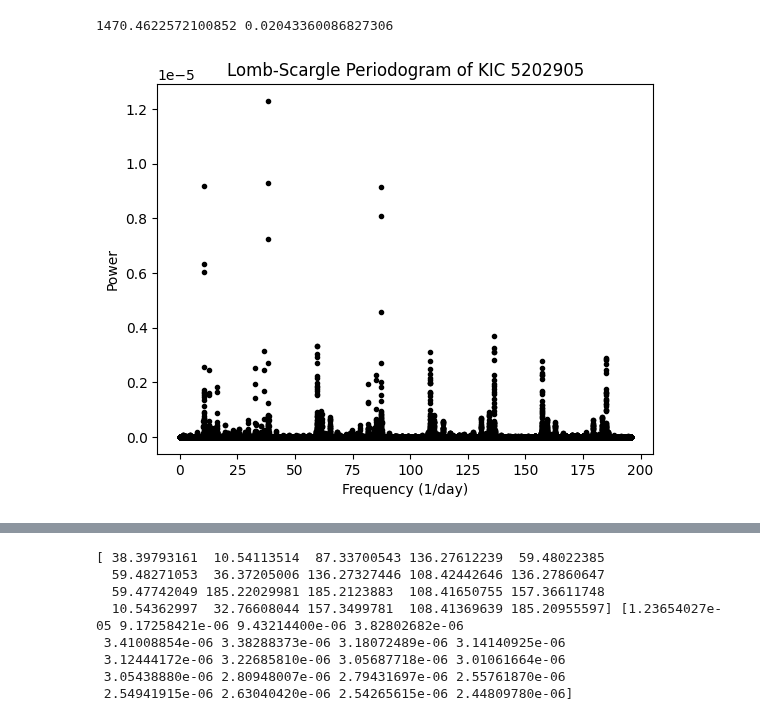
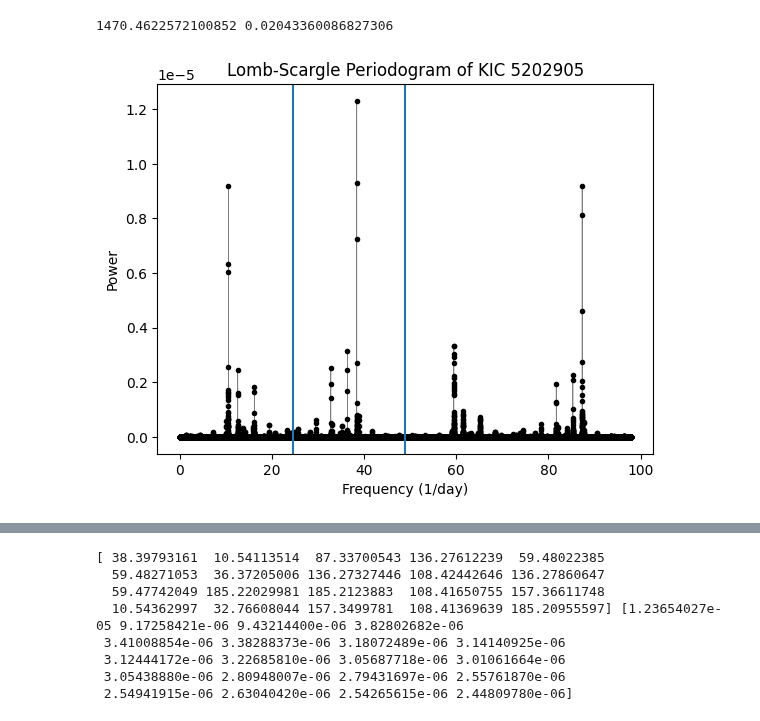
Before and after one commit to Hoggnation/cataloging_coherent_oscillators, a Jupyter notebook: Chi-Squared_and_Minimum_Finding_on_KIC-5202905.ipynb.ipynb, the cells around one changed output, grey strips where cells are left out. Saved outputs shown, nothing was run; the diff lists cells and outputs as text; code cells hidden in the pictures.

```diff
--- a/Chi-Squared_and_Minimum_Finding_on_KIC-5202905.ipynb.ipynb
+++ b/Chi-Squared_and_Minimum_Finding_on_KIC-5202905.ipynb.ipynb
@@ -160,28 +161,33 @@ lc_collection = search_result.download_all()
 lc = lc_collection.stitch()
 total_observation_time = (lc.time[-1] - lc.time[0]).value
 delta_f = (1/total_observation_time)
-sampling_rate= np.median(np.diff(lc.time.value))
+sampling_time= np.median(np.diff(lc.time.value))
 print(total_observation_time,sampling_rate)
 # %% [output]
 1470.4622572100852 0.02043360086827306
 # %%
-f_max = (4 / (sampling_rate))
+f_max = (2 / (sampling_time))
 f_min = delta_f/3
 frequency_grid = np.arange(f_min, f_max, f_min)/(u.day)
 # %%
 pg = lc.to_periodogram(
     #method='lombscargle',
     normalization='psd',
     frequency=frequency_grid
 )
 
 power = pg.power.value
 freq = pg.frequency.to(1/u.day).value
 
 plt.plot(freq, power,'k.')
+plt.plot(freq, power,'k-', lw = 0.5, alpha = 0.5)
 plt.xlabel("Frequency (1/day)")
 plt.ylabel("Power")
 plt.title("Lomb-Scargle Periodogram of KIC 5202905")
+plt.axvline(1/sampling_time)
+plt.axvline(1/(2*sampling_time))
 plt.show()
+#relabel axis until they interpolate onto the same thing?
+#reverse labels around same point
 # %% [output]
-[figure, old version]
+[figure, new version]
```
Also changed, not shown: parts of 5 cells of this notebook, 2 other files.
